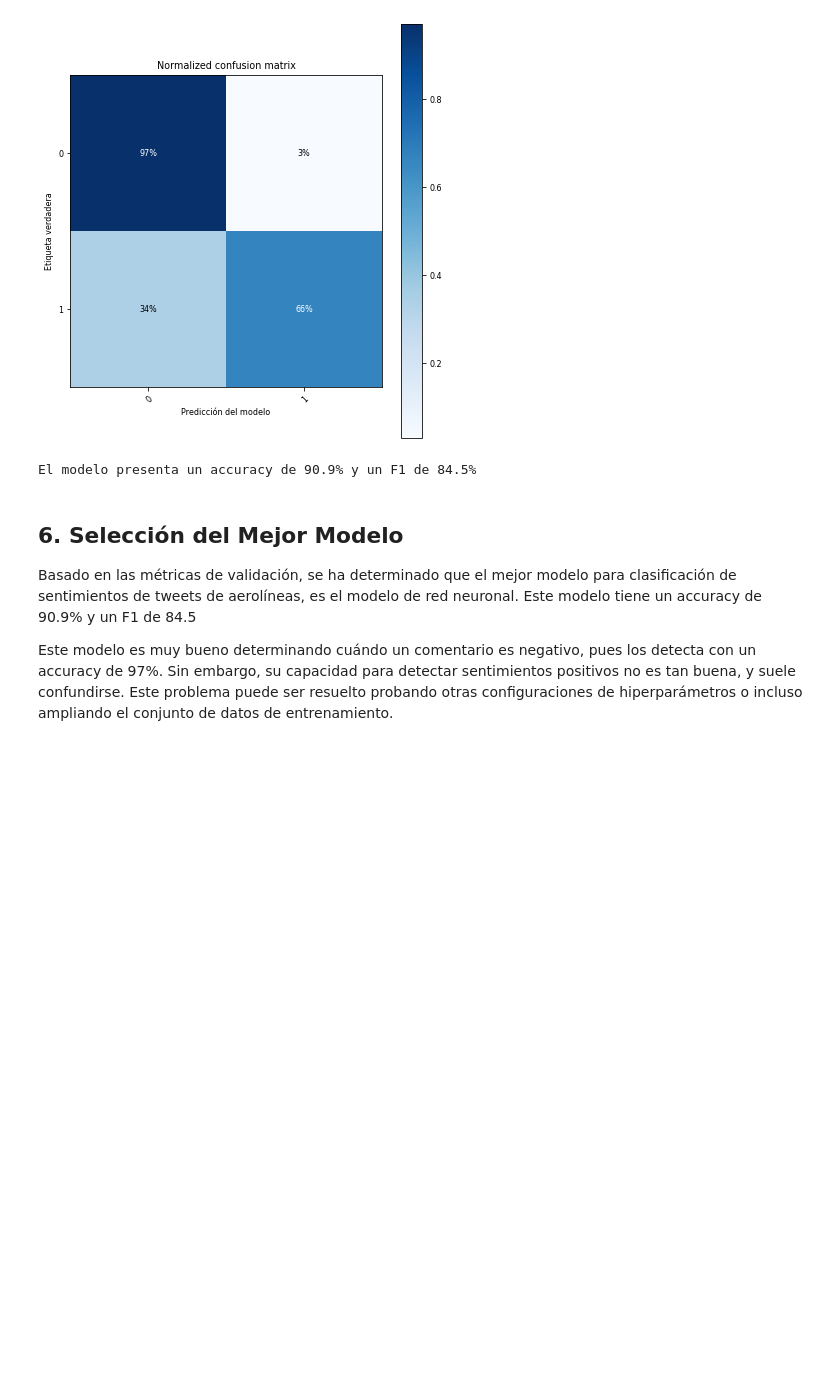
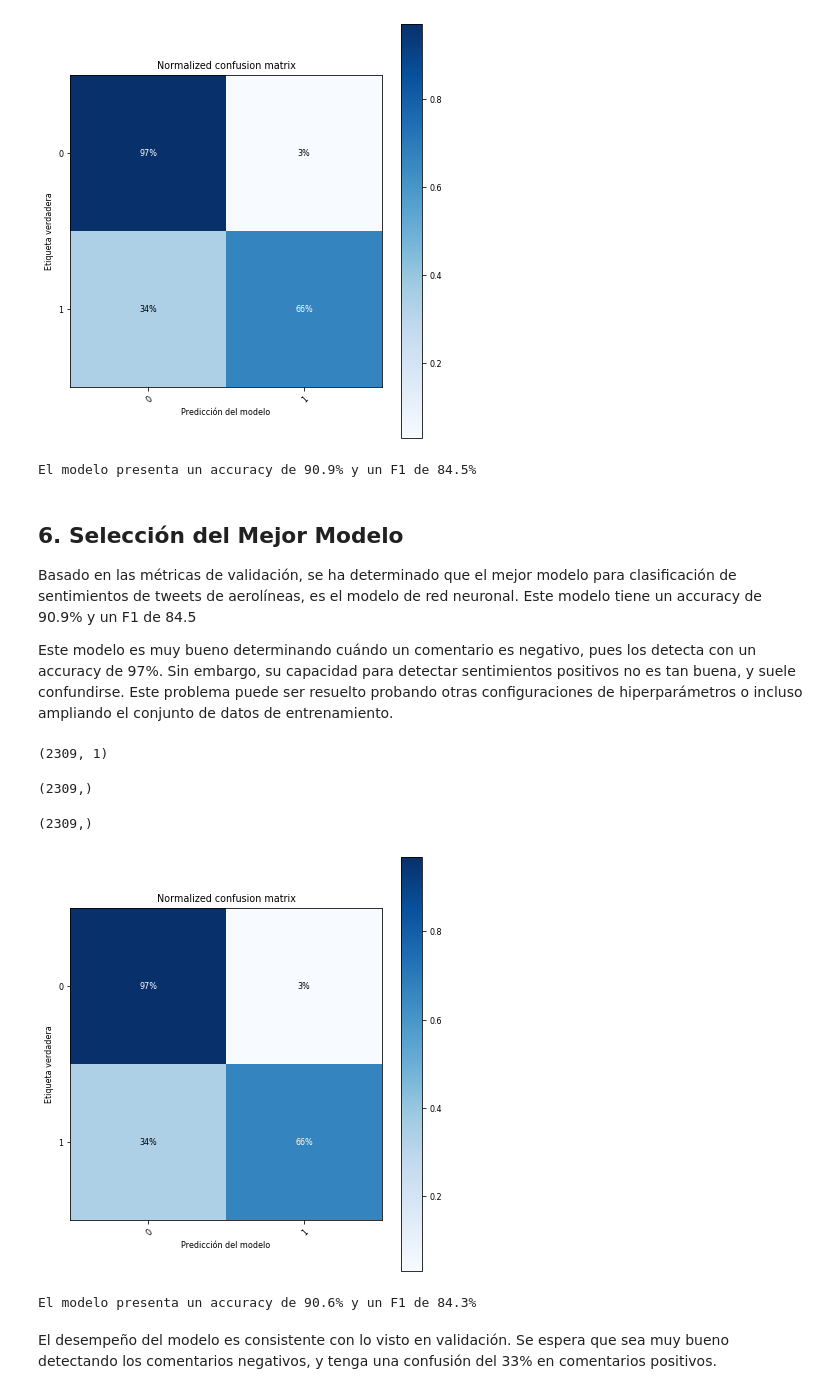
Before and after one commit to juancop/DSUNAL, a Jupyter notebook: Tarea 5/Aerolíneas.ipynb, the cells around one changed output. Saved outputs shown, nothing was run; the diff lists cells and outputs as text; code cells hidden in the pictures; blank space fills up the shorter version.

Commit message:
comentario final

```diff
--- a/Tarea 5/Aerolíneas.ipynb
+++ b/Tarea 5/Aerolíneas.ipynb
@@ -395,3 +395,32 @@ El modelo presenta un accuracy de 90.9% y un F1 de 84.5%
 Basado en las métricas de validación, se ha determinado que el mejor modelo para clasificación de sentimientos de tweets de aerolíneas, es el modelo de red neuronal. Este modelo tiene un accuracy de 90.9% y un F1 de 84.5
 
 Este modelo es muy bueno determinando cuándo un comentario es negativo, pues los detecta con un accuracy de 97%. Sin embargo, su capacidad para detectar sentimientos positivos no es tan buena, y suele confundirse. Este problema puede ser resuelto probando otras configuraciones de hiperparámetros o incluso ampliando el conjunto de datos de entrenamiento.
+# %%
+y_pred = model.predict_classes(X_test_tf)
+# %%
+y_pred.shape
+# %% [output]
+(2309, 1)
+# %%
+y_pred = np.squeeze(y_pred, -1)
+# %%
+y_pred.shape
+# %% [output]
+(2309,)
+# %%
+y_test.shape
+# %% [output]
+(2309,)
+# %%
+plot_confusion_matrix(y_test, y_pred, np.unique(df.airline_sentiment.values), normalize=True)
+plt.show()
+
+accuracy = round(accuracy_score(y_test, y_pred)*100, 1)
+f1 = round(f1_score(y_pred, y_test, average = 'macro')*100, 1)
+
+print(f'El modelo presenta un accuracy de {accuracy}% y un F1 de {f1}%')
+# %% [output]
+[figure, added]
+El modelo presenta un accuracy de 90.6% y un F1 de 84.3%
+# %% [markdown]
+El desempeño del modelo es consistente con lo visto en validación. Se espera que sea muy bueno detectando los comentarios negativos, y tenga una confusión del 33% en comentarios positivos.
```
Also changed, not shown: parts of 2 cells of this notebook.
